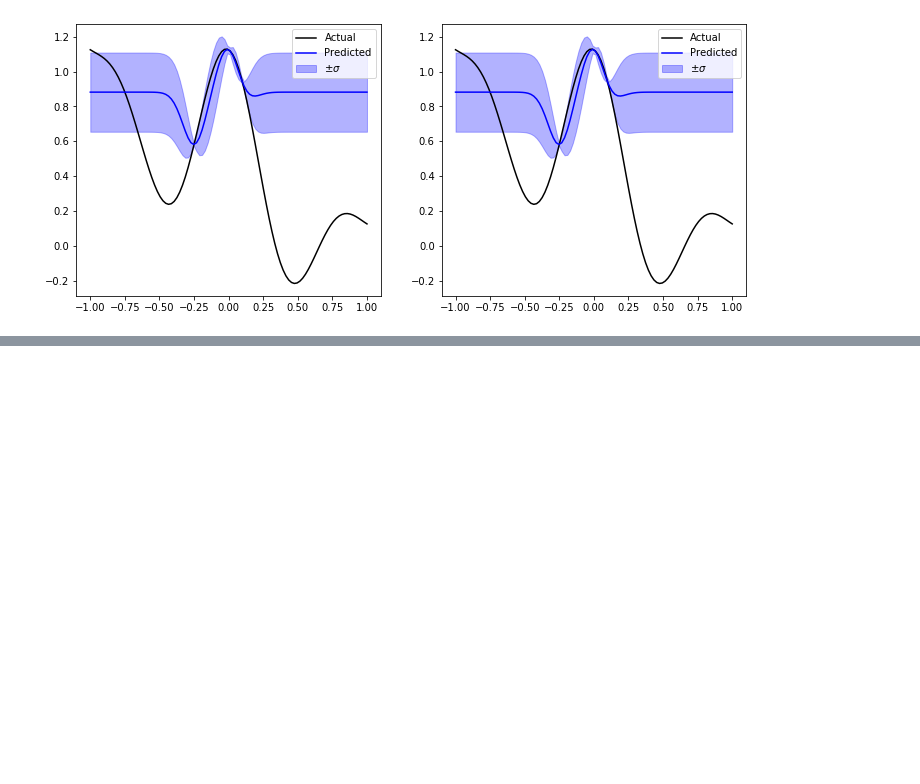
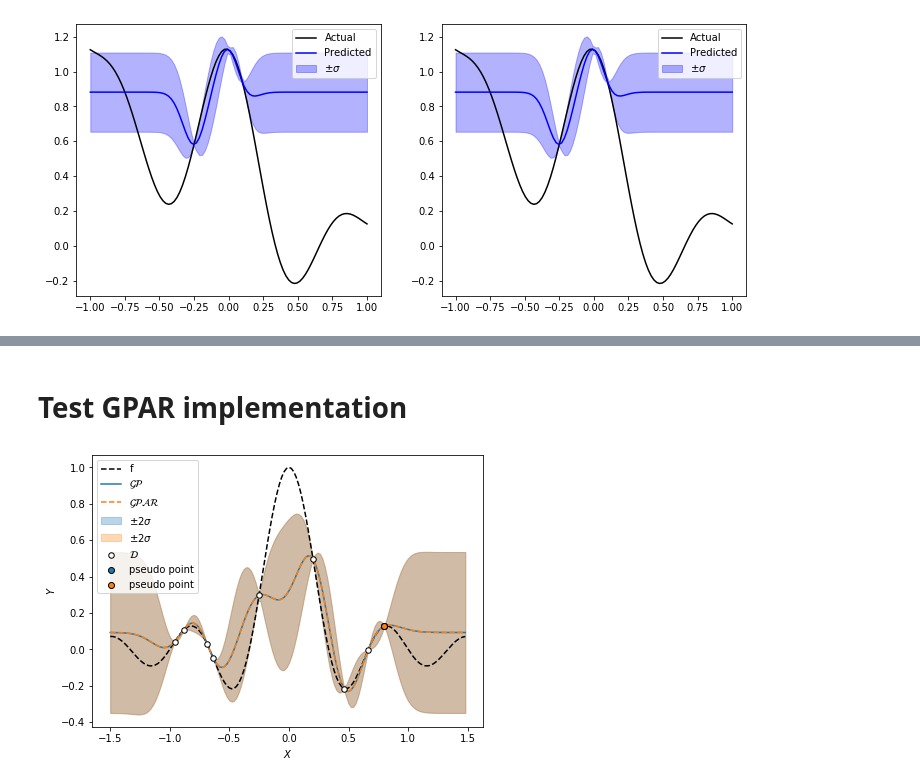
Before and after one commit to gncs/boa, a Jupyter notebook: notebooks/scratch.ipynb, the cells around one changed output, grey strips where cells are left out. Saved outputs shown, nothing was run; the diff lists cells and outputs as text; code cells hidden in the pictures; blank space fills up the shorter version.

Commit message:
Corrected a bug with variable re-initialization with training, GPAR seems to work

```diff
--- a/notebooks/scratch.ipynb
+++ b/notebooks/scratch.ipynb
@@ -86,0 +71,2 @@ model = Graph()
+# %% [markdown]
+# Test GPAR implementation
@@ -86,0 +102,47 @@ model = Graph()
+# %%
+# GPAR model
+gpar = GPARModel(kernel='rbf', num_optimizer_restarts=10, verbose=True)
+gpar = gpar | (x_train, y_train)
+gpar.train()
+
+gpar.add_pseudo_point(pseudo_point)
+y_pred_gpar, var_pred_gpar = gpar.predict_batch(x_cont)
+
+y_pred_gpar = y_pred_gpar.numpy()
+var_pred_gpar = var_pred_gpar.numpy()
+# %%
+# Plot results
+fig, ax = plt.subplots(nrows=1, ncols=1, figsize=(7, 5))
+
+ax.plot(x_cont[:, 0], f(x_cont), color='black', linestyle='dashed', label='f', zorder=-1)
+
+ax.plot(x_cont[:, 0], y_pred_ff_gp, color='C0', zorder=-1, label=r'$\mathcal{GP}$')
+ax.fill_between(x_cont.T[0],
+                (y_pred_ff_gp + 2 * np.sqrt(var_pred_ff_gp)).T[0],
+                (y_pred_ff_gp - 2 * np.sqrt(var_pred_ff_gp)).T[0],
+                color='C0',
+                alpha=0.3,
+                zorder=-1,
+                label=r'$\pm2\sigma$')
+
+ax.plot(x_cont[:, 0], y_pred_gpar, color='C1', zorder=-1, label=r'$\mathcal{GPAR}$', linestyle='dashed')
+ax.fill_between(x_cont.T[0],
+                (y_pred_gpar + 2 * np.sqrt(var_pred_gpar)).T[0],
+                (y_pred_gpar - 2 * np.sqrt(var_pred_gpar)).T[0],
+                color='C1',
+                alpha=0.3,
+                zorder=-1,
+                label=r'$\pm2\sigma$')
+
+# Data points
+ax.scatter(x=x_train[:, 0], y=y_train[:, 0], s=30, c='white', edgecolors='black', label=r'$\mathcal{D}$')
+ax.scatter(x=ff_gp.xs[-1:, 0], y=ff_gp.ys[-1:, 0], c='C0', edgecolors='black', label='pseudo point')
+ax.scatter(x=gpar.xs[-1:, 0], y=gpar.ys[-1:, 0], c='C1', edgecolors='black', label='pseudo point')
+
+ax.legend(loc='upper left')
+ax.set_xlabel('$X$')
+ax.set_ylabel('$Y$')
+
+fig.show()
+# %% [output]
+[figure, added]
```
Also changed, not shown: parts of 10 cells of this notebook, 14 other files.
